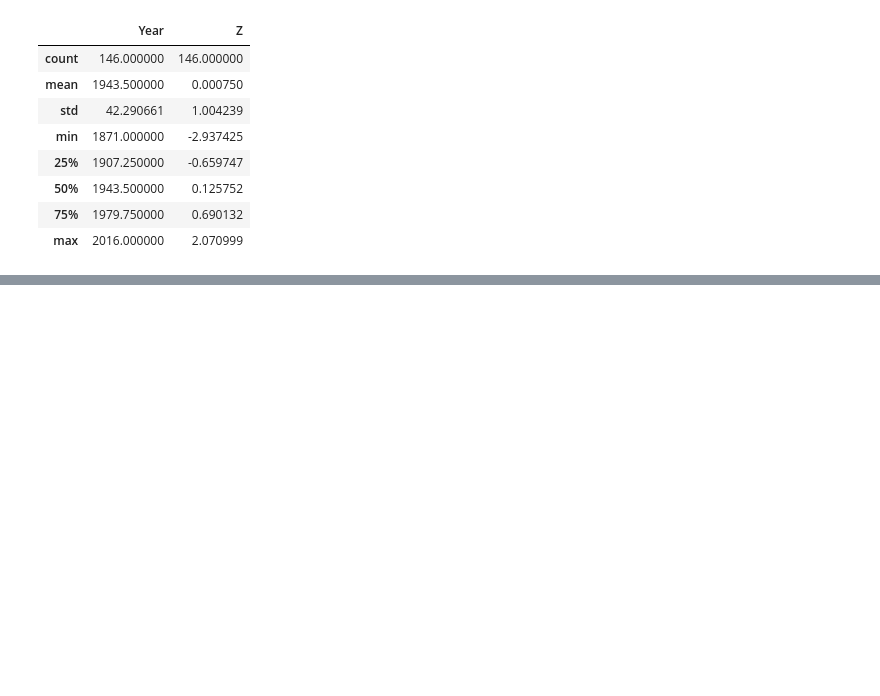
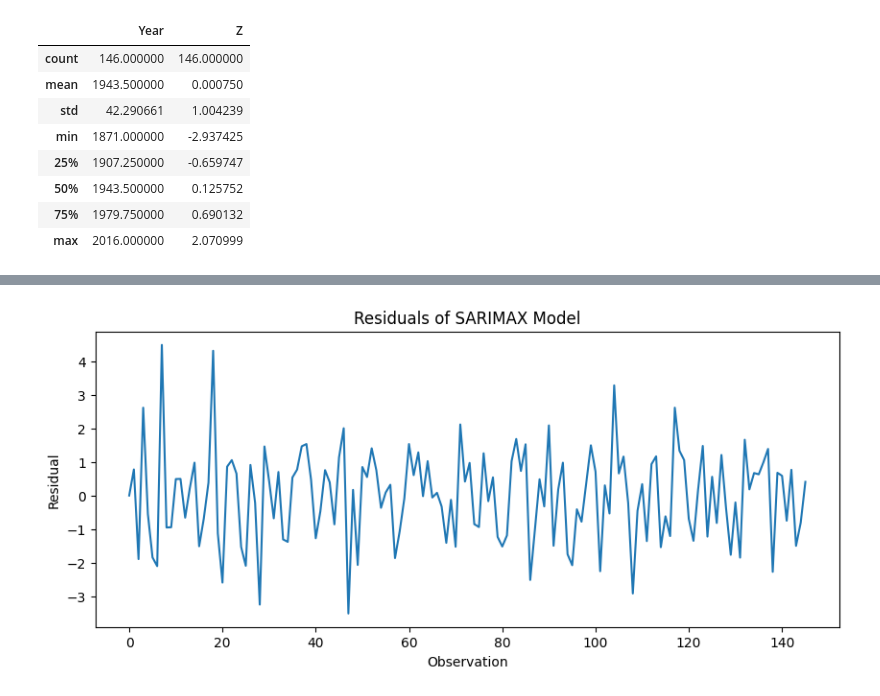
Before and after one commit to MatthewK84/Python-Code, a Jupyter notebook: Rain.ipynb, the cells around one changed output, grey strips where cells are left out. Drawn from its saved outputs; the diff is of its cells as text; code cells hidden in the pictures; blank space fills up the shorter version.

```diff
--- a/Rain.ipynb
+++ b/Rain.ipynb
@@ -127,0 +230,21 @@ Name: 145, dtype: float64
+# %%
+y = result_df['ISMR'].dropna()  # Ensure there are no NaN values
+
+# Fit a seasonal ARIMA model
+# Here, m is the number of periods in one season, for example, 12 for monthly data with yearly seasonality
+# D is the order of seasonal differencing
+# If you don't have seasonal data, you can set m=1 which essentially ignores seasonal components
+
+sarimax_model = auto_arima(y, start_p=1, start_q=1,
+                           max_p=3, max_q=3, m=12,
+                           start_P=0, seasonal=True,
+                           d=1, D=1, trace=True,
+                           error_action='ignore',
+                           suppress_warnings=True,
+                           stepwise=True)
+
+# The 'sarimax_model' variable now holds the trained model
+
+# To make predictions, you can use:
+n_periods = 5  # For example, if you want to predict 5 periods into the future
+forecast, conf_int = sarimax_model.predict(n_periods=n_periods, return_conf_int=True)
@@ -127,0 +269,13 @@ Name: 145, dtype: float64
+# %%
+# Get residuals
+residuals = sarimax_model.resid()
+
+# Plot residuals
+plt.figure(figsize=(10, 4))
+plt.plot(residuals)
+plt.title('Residuals of SARIMAX Model')
+plt.xlabel('Observation')
+plt.ylabel('Residual')
+plt.show()
+# %% [output]
+[figure, added]
```
Also changed, not shown: parts of 21 cells of this notebook.
